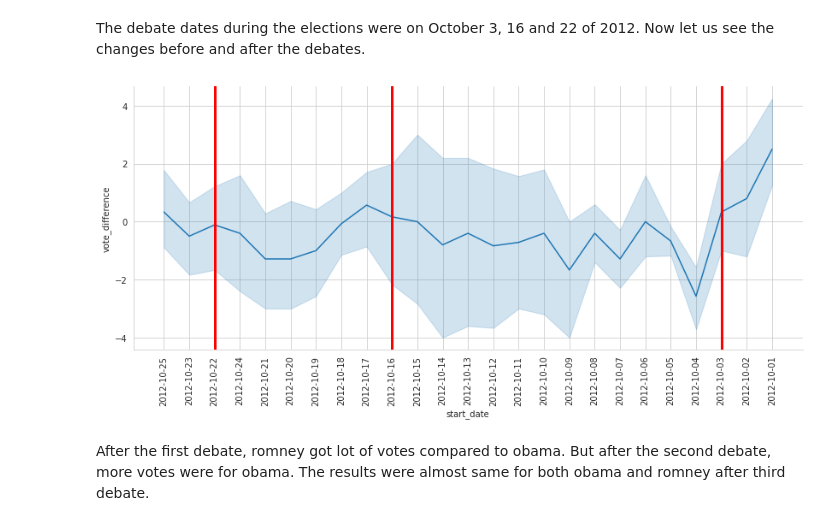
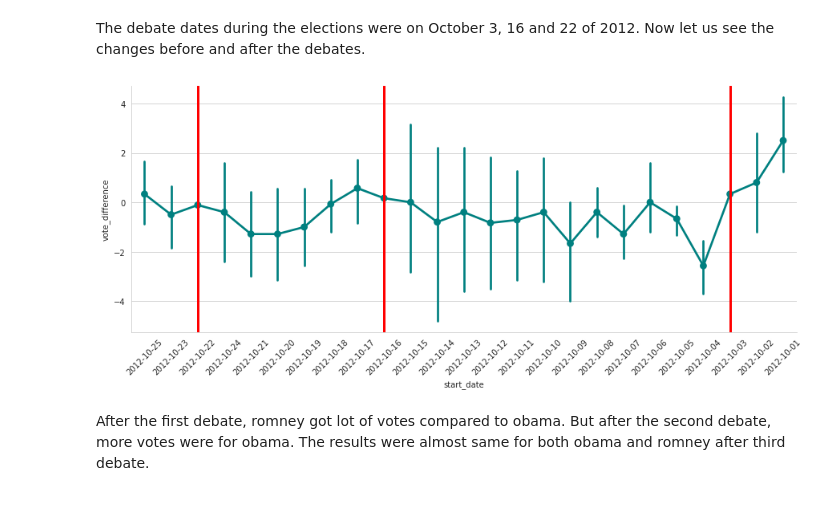
Before and after one commit to albinjohn366/2012_Election_Poll_Analysis, a Jupyter notebook: Election_Analysis.ipynb, the cells around one changed output. Saved outputs shown, nothing was run; the diff lists cells and outputs as text; code cells hidden in the pictures.

```diff
--- a/Election_Analysis.ipynb
+++ b/Election_Analysis.ipynb
@@ -151,14 +151,15 @@ The debate dates during the elections were on October 3, 16 and 22 of 2012. Now
 # %%
 between_debate = poll_data[(poll_data['start_date'] >= '2012-10-01') & (poll_data['start_date'] <= '2012-10-25')]
 # %%
-fig = sns.relplot(data=between_debate, x='start_date', y='vote_difference', aspect=70/30, kind='line')
-fig.axes[0][0].axvline('2012-10-03', lw=3, color='red')
-fig.axes[0][0].axvline('2012-10-16', lw=3, color='red')
-fig.axes[0][0].axvline('2012-10-22', lw=3, color='red')
-plt.xticks(rotation=90)
+fig = sns.catplot(data=between_debate, x='start_date', y='vote_difference', aspect=2.5, kind='point', color='teal')
+temp_df = between_debate['start_date'].drop_duplicates(keep='first').reset_index().drop(['index'], axis=1)
+positions_for_line = temp_df[temp_df['start_date'].isin(['2012-10-03', '2012-10-16', '2012-10-22'])].index
+for point in positions_for_line:
+  plt.axvline(point, color='red', lw=3)
+plt.xticks(rotation=45)
 plt.show()
 # %% [output]
-[figure, old version]
+[figure, new version]
 # %% [markdown]
 After the first debate, romney got lot of votes compared to obama. But after the second debate, more votes were for obama. The results were almost same for both obama and romney after third debate.
 # %%
```
Also changed, not shown: parts of 7 cells of this notebook.
